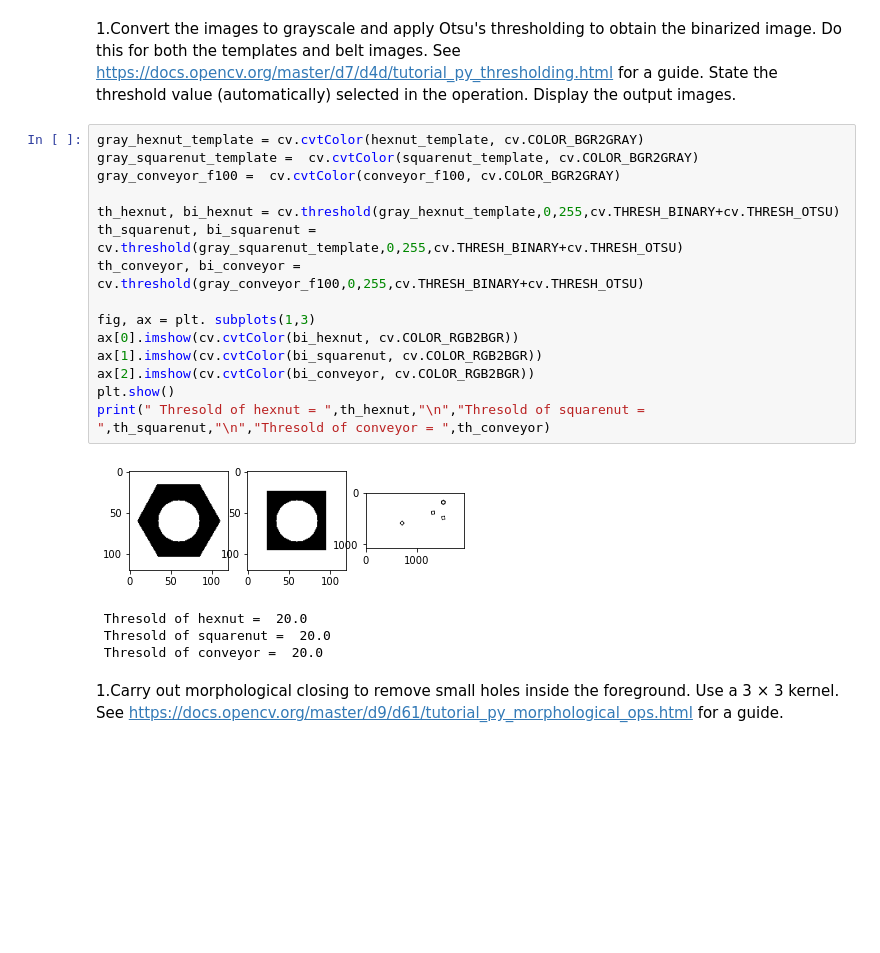
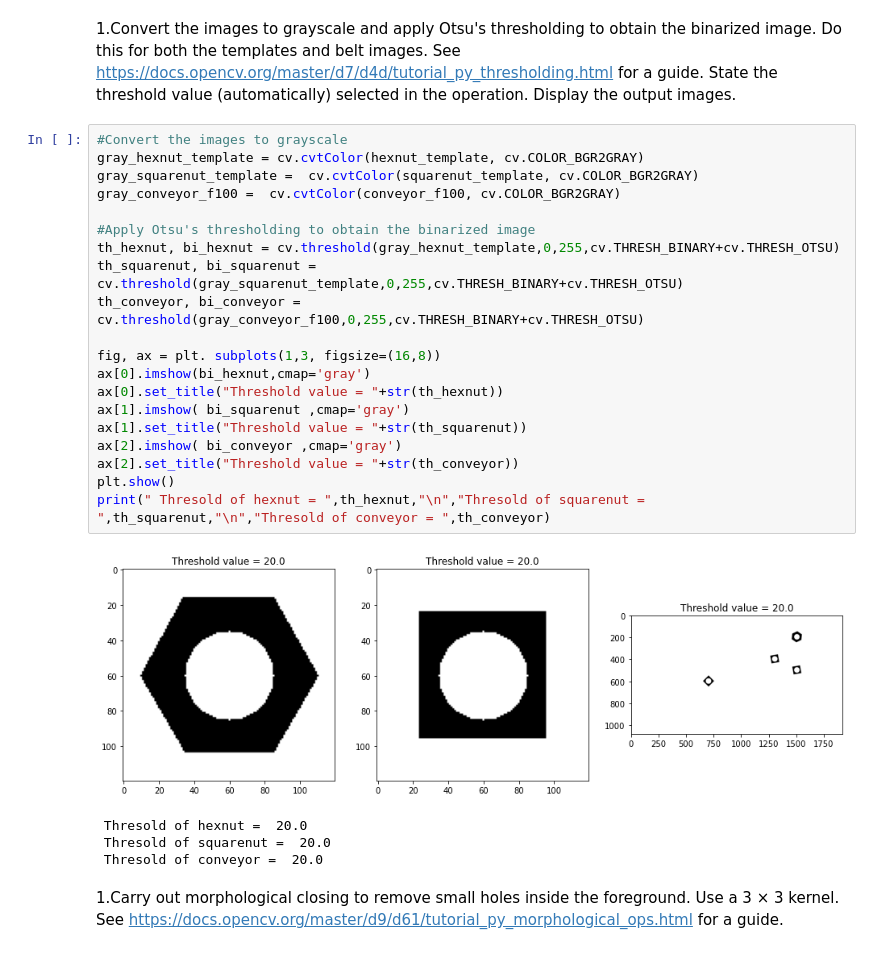
Before and after one commit to rmklakshan/Assignment-03, a Jupyter notebook: Code.ipynb, the cells around one changed output. Drawn from its saved outputs; the diff is of its cells as text; blank space fills up the shorter version.

```diff
--- a/Code.ipynb
+++ b/Code.ipynb
@@ -25,22 +25,27 @@ plt.show()
 # %% [markdown]
 1.Convert the images to grayscale and apply Otsu's thresholding to obtain the binarized image. Do this for both the templates and belt images. See https://docs.opencv.org/master/d7/d4d/tutorial_py_thresholding.html for a guide. State the threshold value (automatically) selected in the operation. Display the output images.
 # %%
+#Convert the images to grayscale
 gray_hexnut_template = cv.cvtColor(hexnut_template, cv.COLOR_BGR2GRAY)
 gray_squarenut_template =  cv.cvtColor(squarenut_template, cv.COLOR_BGR2GRAY)
 gray_conveyor_f100 =  cv.cvtColor(conveyor_f100, cv.COLOR_BGR2GRAY)
 
+#Apply Otsu's thresholding to obtain the binarized image
 th_hexnut, bi_hexnut = cv.threshold(gray_hexnut_template,0,255,cv.THRESH_BINARY+cv.THRESH_OTSU)
 th_squarenut, bi_squarenut = cv.threshold(gray_squarenut_template,0,255,cv.THRESH_BINARY+cv.THRESH_OTSU)
 th_conveyor, bi_conveyor = cv.threshold(gray_conveyor_f100,0,255,cv.THRESH_BINARY+cv.THRESH_OTSU)
 
-fig, ax = plt. subplots(1,3)
-ax[0].imshow(cv.cvtColor(bi_hexnut, cv.COLOR_RGB2BGR))
-ax[1].imshow(cv.cvtColor(bi_squarenut, cv.COLOR_RGB2BGR))
-ax[2].imshow(cv.cvtColor(bi_conveyor, cv.COLOR_RGB2BGR))
+fig, ax = plt. subplots(1,3, figsize=(16,8))
+ax[0].imshow(bi_hexnut,cmap='gray')
+ax[0].set_title("Threshold value = "+str(th_hexnut))
+ax[1].imshow( bi_squarenut ,cmap='gray')
+ax[1].set_title("Threshold value = "+str(th_squarenut))
+ax[2].imshow( bi_conveyor ,cmap='gray')
+ax[2].set_title("Threshold value = "+str(th_conveyor))
 plt.show()
 print(" Thresold of hexnut = ",th_hexnut,"\n","Thresold of squarenut = ",th_squarenut,"\n","Thresold of conveyor = ",th_conveyor)
 # %% [output]
-[figure, old version]
+[figure, new version]
  Thresold of hexnut =  20.0
  Thresold of squarenut =  20.0
  Thresold of conveyor =  20.0
```
